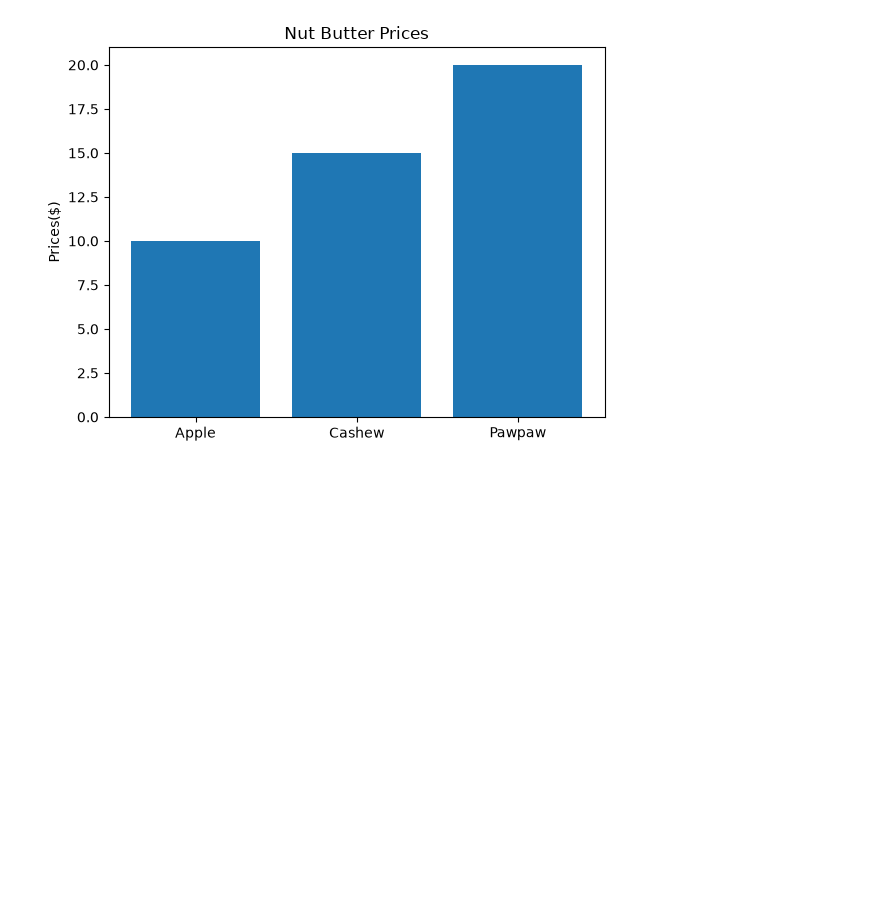
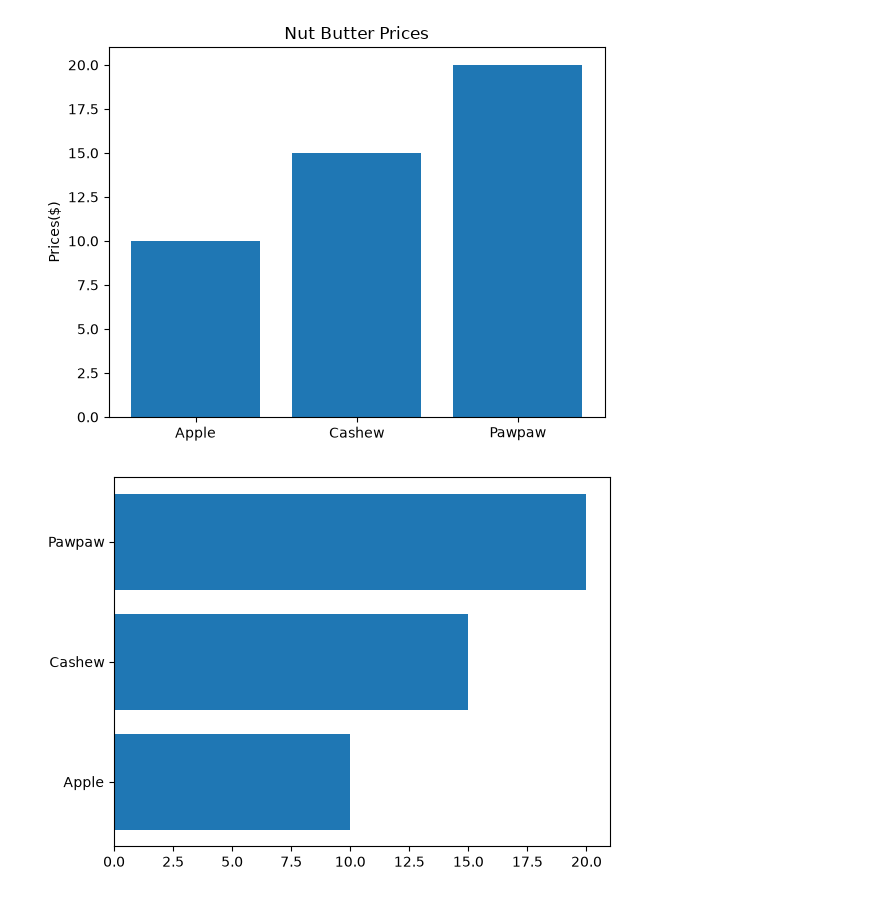
Before and after one commit to ayinde-xyz/ml-learn, a Jupyter notebook: matplotlib_learn.ipynb, the cells around one changed output. Drawn from its saved outputs; the diff is of its cells as text; code cells hidden in the pictures; blank space fills up the shorter version.

```diff
--- a/matplotlib_learn.ipynb
+++ b/matplotlib_learn.ipynb
@@ -97,3 +97,8 @@ ax.set_title("Nut Butter Prices")
 ax.set_ylabel("Prices($)");
 # %% [output]
 [figure]
+# %%
+fig, ax = plt.subplots()
+ax.barh(nut_butter_prices.keys(), nut_butter_prices.values());
+# %% [output]
+[figure, added]
```
Also changed, not shown: parts of 3 cells of this notebook.
